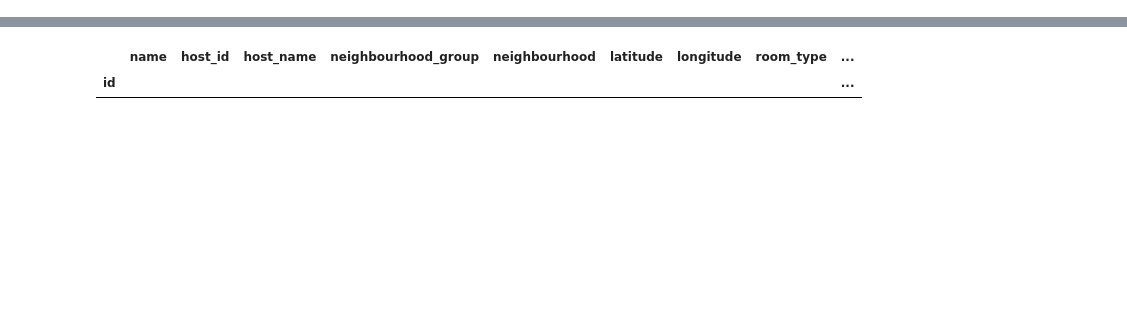
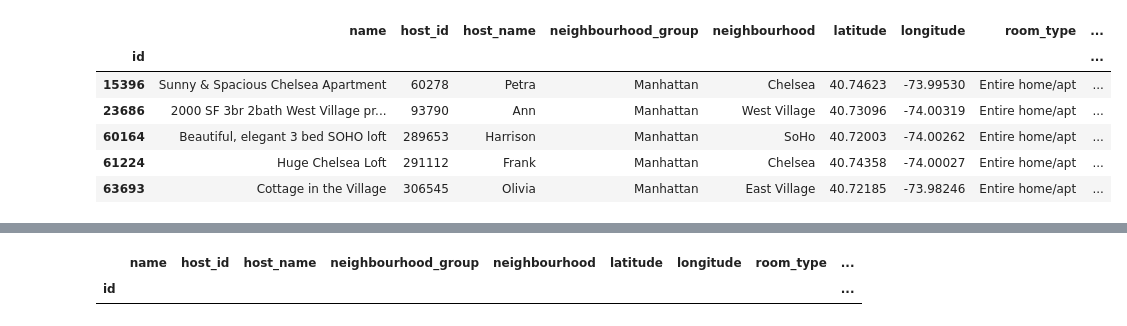
Before and after one commit to abhinavtx/Preprocessing_Learn, a Jupyter notebook: Numpy_Panda_Project/Project.ipynb, the cells around one changed output, grey strips where cells are left out. Drawn from its saved outputs; the diff is of its cells as text; code cells hidden in the pictures; blank space fills up the shorter version.

```diff
--- a/Numpy_Panda_Project/Project.ipynb
+++ b/Numpy_Panda_Project/Project.ipynb
@@ -13,3 +13,6 @@ df.head()
 | 3647 | THE VILLAGE OF HARLEM....NEW YORK ! | 4632 | Elisabeth | Manhattan | Harlem | 40.80902 | -73.94190 | Private room | ... |
 | 3831 | Cozy Entire Floor of Brownstone | 4869 | LisaRoxanne | Brooklyn | Clinton Hill | 40.68514 | -73.95976 | Entire home/apt | ... |
 | 5022 | Entire Apt: Spacious Studio/Loft ... | 7192 | Laura | Manhattan | East Harlem | 40.79851 | -73.94399 | Entire home/apt | ... |
+# %%
+df['Price_Pound'] = df['price']*1.15
+df.head()
@@ -15,0 +27,10 @@ df.head()
+# %%
+df[ (df['price'] > 350) & (df['neighbourhood_group'] != 'Brooklyn')].head()
+# %% [output]
+|  | name | host_id | host_name | neighbourhood_group | neighbourhood | latitude | longitude | room_type | ... |
+| id |  |  |  |  |  |  |  |  | ... |
+| 15396 | Sunny & Spacious Chelsea Apartment | 60278 | Petra | Manhattan | Chelsea | 40.74623 | -73.99530 | Entire home/apt | ... |
+| 23686 | 2000 SF 3br 2bath West Village pr... | 93790 | Ann | Manhattan | West Village | 40.73096 | -74.00319 | Entire home/apt | ... |
+| 60164 | Beautiful, elegant 3 bed SOHO loft | 289653 | Harrison | Manhattan | SoHo | 40.72003 | -74.00262 | Entire home/apt | ... |
+| 61224 | Huge Chelsea Loft | 291112 | Frank | Manhattan | Chelsea | 40.74358 | -74.00027 | Entire home/apt | ... |
+| 63693 | Cottage in the Village | 306545 | Olivia | Manhattan | East Village | 40.72185 | -73.98246 | Entire home/apt | ... |
```
Also changed, not shown: parts of 10 cells of this notebook, 4 other files.
